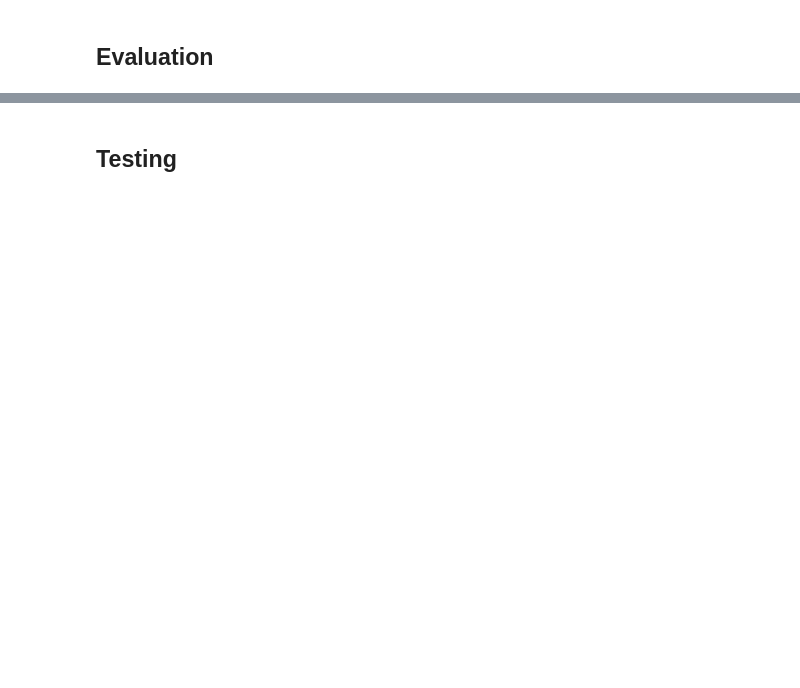
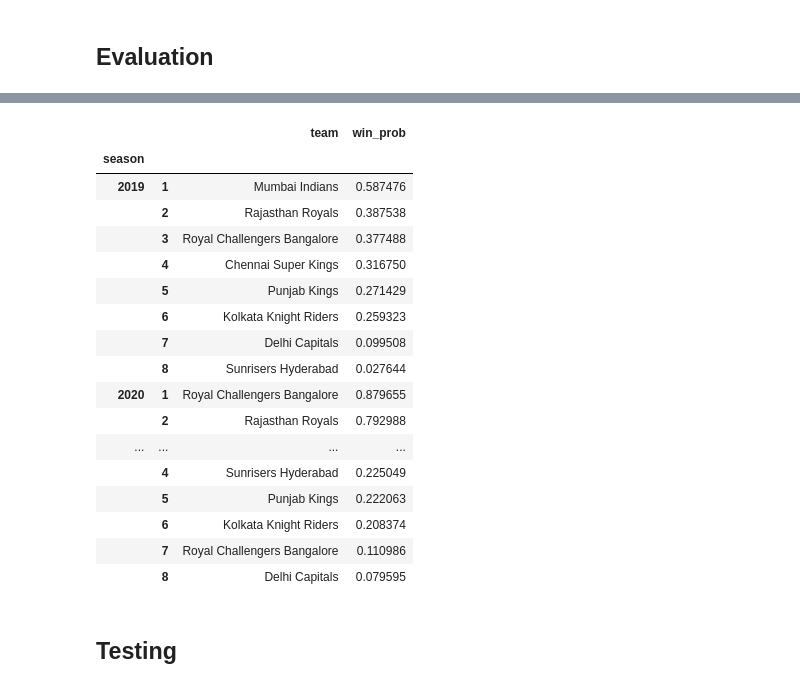
Before and after one commit to hmshreyas7/ipl-2022, a Jupyter notebook: champions-xgboost.ipynb, the cells around one changed output, grey strips where cells are left out. Saved outputs shown, nothing was run; the diff lists cells and outputs as text; code cells hidden in the pictures; blank space fills up the shorter version.

```diff
--- a/champions-xgboost.ipynb
+++ b/champions-xgboost.ipynb
@@ -148,6 +153,32 @@ weighted avg       0.96      0.95      0.95        77
     accuracy                           0.92        24
    macro avg       0.81      0.81      0.81        24
 weighted avg       0.92      0.92      0.92        24
+# %%
+# Inspect test set predictions
+y_pred = pd.DataFrame(model.predict_proba(X_test), columns = ['lose_prob', 'win_prob'])
+temp = pd.concat([data.iloc[-32:-8][['season', 'team']].reset_index(drop = True), y_pred], axis = 1).drop(columns = 'lose_prob')
+temp.groupby(temp.season + 1).apply(
+    lambda x: x.sort_values('win_prob', ascending = False).set_index(x.reset_index().index + 1)
+)[['team', 'win_prob']]
+# %% [output]
+|  |  | team | win_prob |
+| season |  |  |  |
+| 2019 | 1 | Mumbai Indians | 0.587476 |
+|  | 2 | Rajasthan Royals | 0.387538 |
+|  | 3 | Royal Challengers Bangalore | 0.377488 |
+|  | 4 | Chennai Super Kings | 0.316750 |
+|  | 5 | Punjab Kings | 0.271429 |
+|  | 6 | Kolkata Knight Riders | 0.259323 |
+|  | 7 | Delhi Capitals | 0.099508 |
+|  | 8 | Sunrisers Hyderabad | 0.027644 |
+| 2020 | 1 | Royal Challengers Bangalore | 0.879655 |
+|  | 2 | Rajasthan Royals | 0.792988 |
+| ... | ... | ... | ... |
+|  | 4 | Sunrisers Hyderabad | 0.225049 |
+|  | 5 | Punjab Kings | 0.222063 |
+|  | 6 | Kolkata Knight Riders | 0.208374 |
+|  | 7 | Royal Challengers Bangalore | 0.110986 |
+|  | 8 | Delhi Capitals | 0.079595 |
 # %% [markdown]
 ## Testing
 # %%
```
Also changed, not shown: parts of 33 cells of this notebook.
